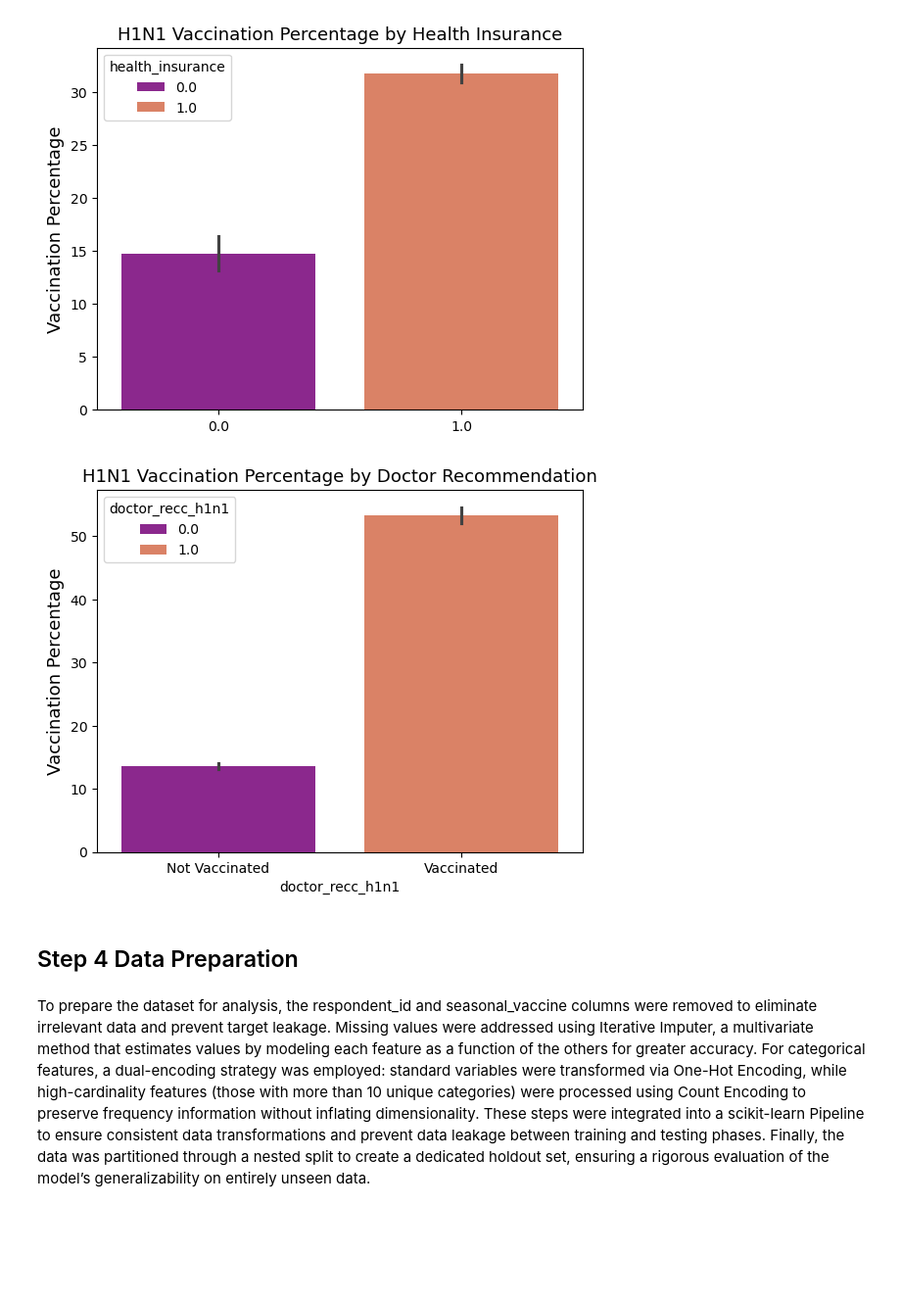
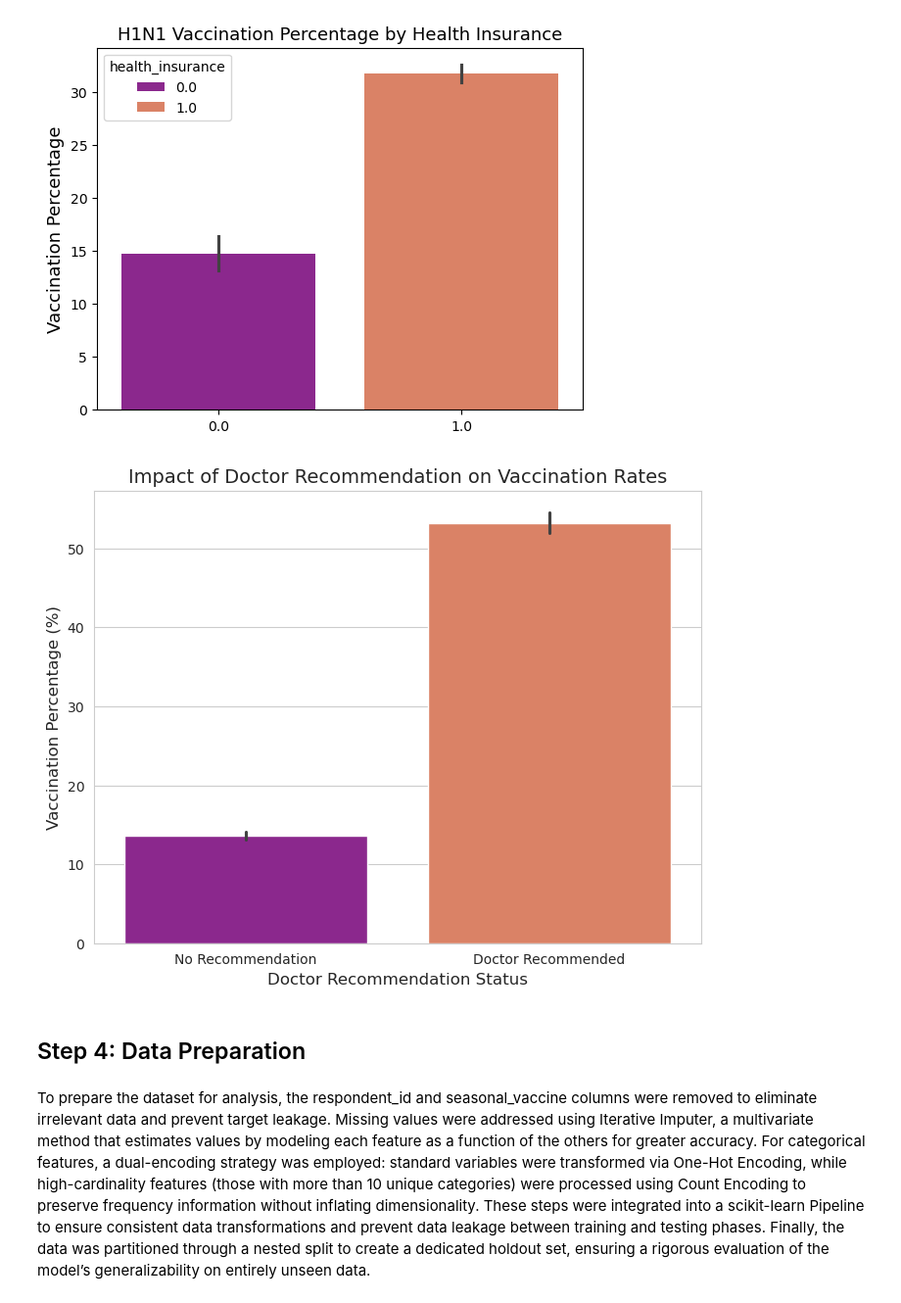
Before and after one commit to jaime8793/Phase_3_Project_DSA, a Jupyter notebook: H1N1_Vaccines.ipynb, the cells around one changed output. Shown at 98% size. Saved outputs shown, nothing was run; the diff lists cells and outputs as text; code cells hidden in the pictures; blank space fills up the shorter version.

```diff
--- a/H1N1_Vaccines.ipynb
+++ b/H1N1_Vaccines.ipynb
@@ -216,26 +302,38 @@ plt.show()
 # %% [output]
 [figure]
 # %%
-# A graph is created to visualize the relationship between H1N1 vaccination and doctor recommendation
-dr = sns.barplot(x=df2['doctor_recc_h1n1'].dropna(), y=df2['h1n1_vaccine']*100, hue=df2['doctor_recc_h1n1'], palette="plasma")
 
-# Set the tick positions on the x-axis
+# 1. Create a clean subset where Doctor Recommendation is not null
+plot_data = df2.dropna(subset=['doctor_recc_h1n1']).copy()
+
+# 2. Setup the plot
+plt.figure(figsize=(8, 6))
+
+# 3. Create the barplot
+# We use the clean 'plot_data' so x and y match perfectly
+dr = sns.barplot(
+    data=plot_data,
+    x='doctor_recc_h1n1',
+    y=plot_data['h1n1_vaccine'] * 100,
+    hue='doctor_recc_h1n1',
+    palette='plasma',
+    legend=False
+)
+
+# 4. Fix the labels
+# The x-axis represents the DOCTOR'S advice, not the patient's status
 dr.set_xticks([0, 1])
+dr.set_xticklabels(['No Recommendation', 'Doctor Recommended'])
 
-# The x-axis tick labels are adjusted to 'Not Vaccinated' and 'Vaccinated'
-dr.set_xticklabels(['Not Vaccinated', 'Vaccinated'])
-
-# The y-axis label is set to 'Vaccination Percentage' with a font size of 13
-dr.set_ylabel('Vaccination Percentage', fontsize=13)
-
-# The title of the graph is set to 'H1N1 Vaccination Percentage by Doctor Recommendation' with a font size of 13
-dr.set_title('H1N1 Vaccination Percentage by Doctor Recommendation', fontsize=13)
+dr.set_xlabel('Doctor Recommendation Status', fontsize=12)
+dr.set_ylabel('Vaccination Percentage (%)', fontsize=12)
+dr.set_title('Impact of Doctor Recommendation on Vaccination Rates', fontsize=14)
 
 plt.show()
 # %% [output]
-[figure, old version]
+[figure, new version]
 # %% [markdown]
-## Step 4 Data Preparation
+## Step 4: Data Preparation
 # %% [markdown]
 To prepare the dataset for analysis, the respondent_id and seasonal_vaccine columns were removed to eliminate irrelevant data and prevent target leakage. Missing values were addressed using Iterative Imputer, a multivariate method that estimates values by modeling each feature as a function of the others for greater accuracy. For categorical features, a dual-encoding strategy was employed: standard variables were transformed via One-Hot Encoding, while high-cardinality features (those with more than 10 unique categories) were processed using Count Encoding to preserve frequency information without inflating dimensionality. These steps were integrated into a scikit-learn Pipeline to ensure consistent data transformations and prevent data leakage between training and testing phases. Finally, the data was partitioned through a nested split to create a dedicated holdout set, ensuring a rigorous evaluation of the model’s generalizability on entirely unseen data.
 # %%
```
Also changed, not shown: parts of 30 cells of this notebook.
